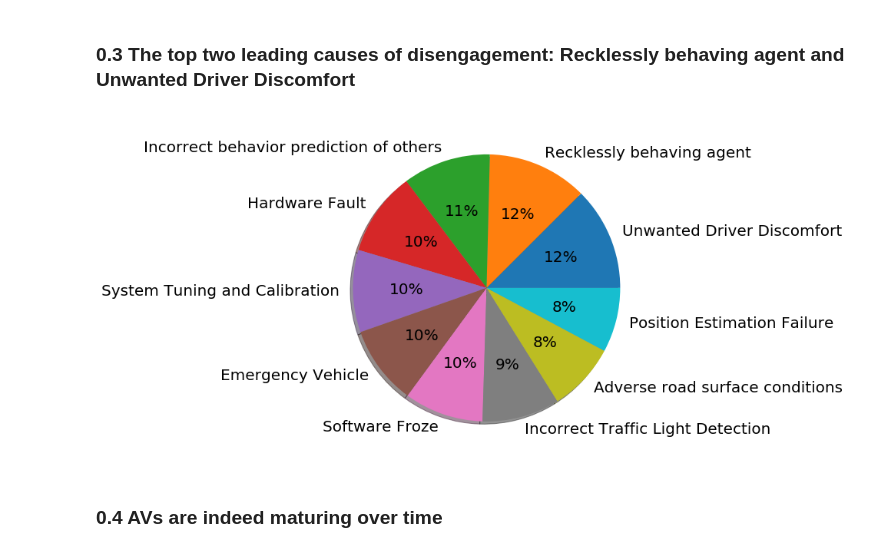
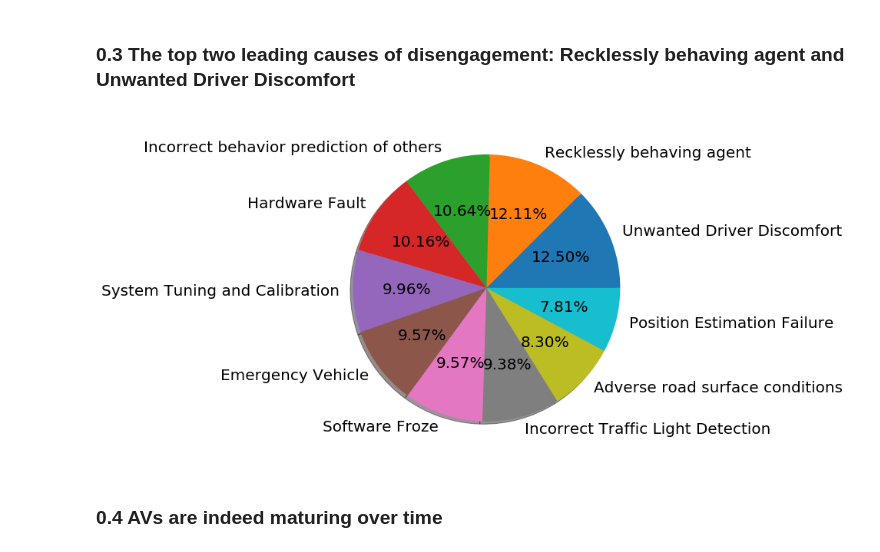
Before and after one commit to gowthamkuntumalla/Safety_in_autonomous_vehicles_MP, a Jupyter notebook: somani4_MP1.ipynb, the cells around one changed output. Drawn from its saved outputs; the diff is of its cells as text; code cells hidden in the pictures.

```diff
--- a/somani4_MP1.ipynb
+++ b/somani4_MP1.ipynb
@@ -96,22 +98,22 @@ dtype: int64
 # %%
 import matplotlib
 import matplotlib.pyplot as plt
 matplotlib.rcParams['figure.figsize'] = [12.0, 8.0]
 import matplotlib as mpl
 mpl.rcParams['font.size'] = 20.0
 
 causes = dseng_df['Cause'].value_counts()
 causes = causes[causes>10]
 patches, texts, _ = plt.pie(causes,
         # grab labels from frame keys
         labels=causes.keys(),
         # some formatting
-        autopct='%.0f%%', shadow=True)
+        autopct='%.2f%%', shadow=True)
 #plt.legend(patches, labels=causes.keys(), bbox_to_anchor=(0.85,1.025),loc="upper left")
 #plt.axis('equal')
 plt.show()
 # %% [output]
-[figure, old version]
+[figure, new version]
 # %% [markdown]
 ### 0.4 AVs are indeed maturing over time
 # %%
```
Also changed, not shown: parts of 5 cells of this notebook, 3 other files.
